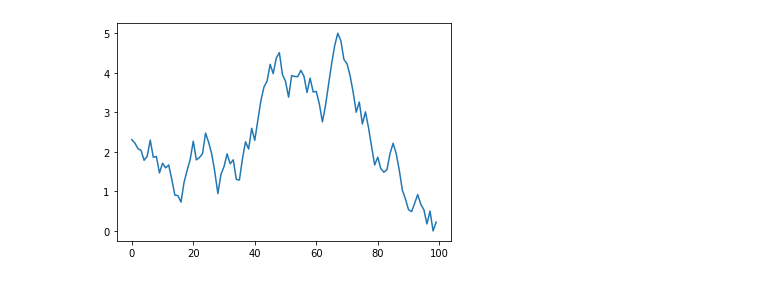
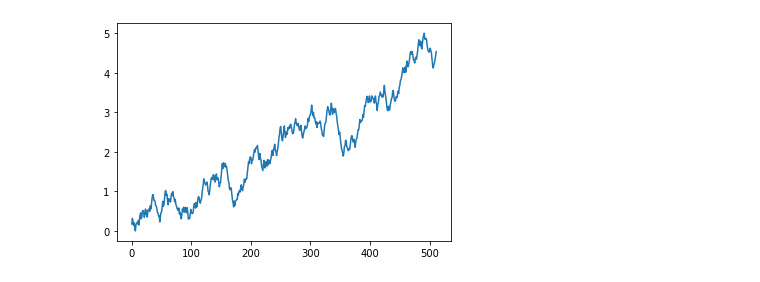
Before and after one commit to Pssales/Topicos, a Jupyter notebook: Figure 10.25-Aleatorio.ipynb, the cells around one changed output. Cells and saved outputs as stored; diff of their text form; code cells hidden in the pictures.

```diff
--- a/Figure 10.25-Aleatorio.ipynb
+++ b/Figure 10.25-Aleatorio.ipynb
@@ -39,19 +56,19 @@ y_obs = np.random.normal(y_true, sigma)
 # %%
 limitesuperior = 5.0
-numeropontos = len(y_obs)
+numeropontos = 512
 
 temporario = np.random.uniform(low=-1, high=1, size=numeropontos)
 saida = np.cumsum(temporario)
 # normalizamos o sinal para ficar no limite especificado
 max_value = max(saida)
 min_value = min(saida)
 
 for i in range(0, len(saida)):
     saida[i] = ((saida[i] - min_value) / (max_value - min_value)) * limitesuperior
 
 
-x = y_obs + saida
+#x = y_obs + saida
 plt.plot(saida)
 plt.show()
 # %% [output]
-[figure, old version]
+[figure, new version]
```
Also changed, not shown: parts of 5 cells of this notebook, 2 other files.
